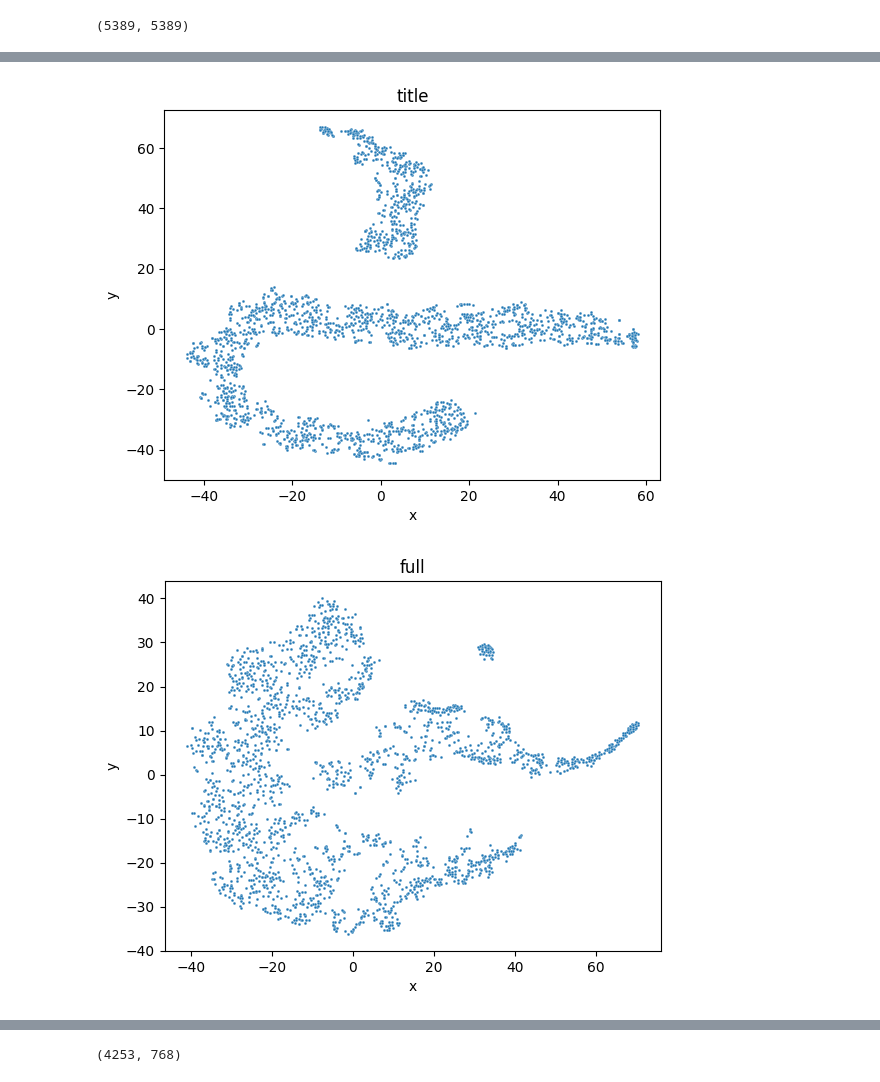
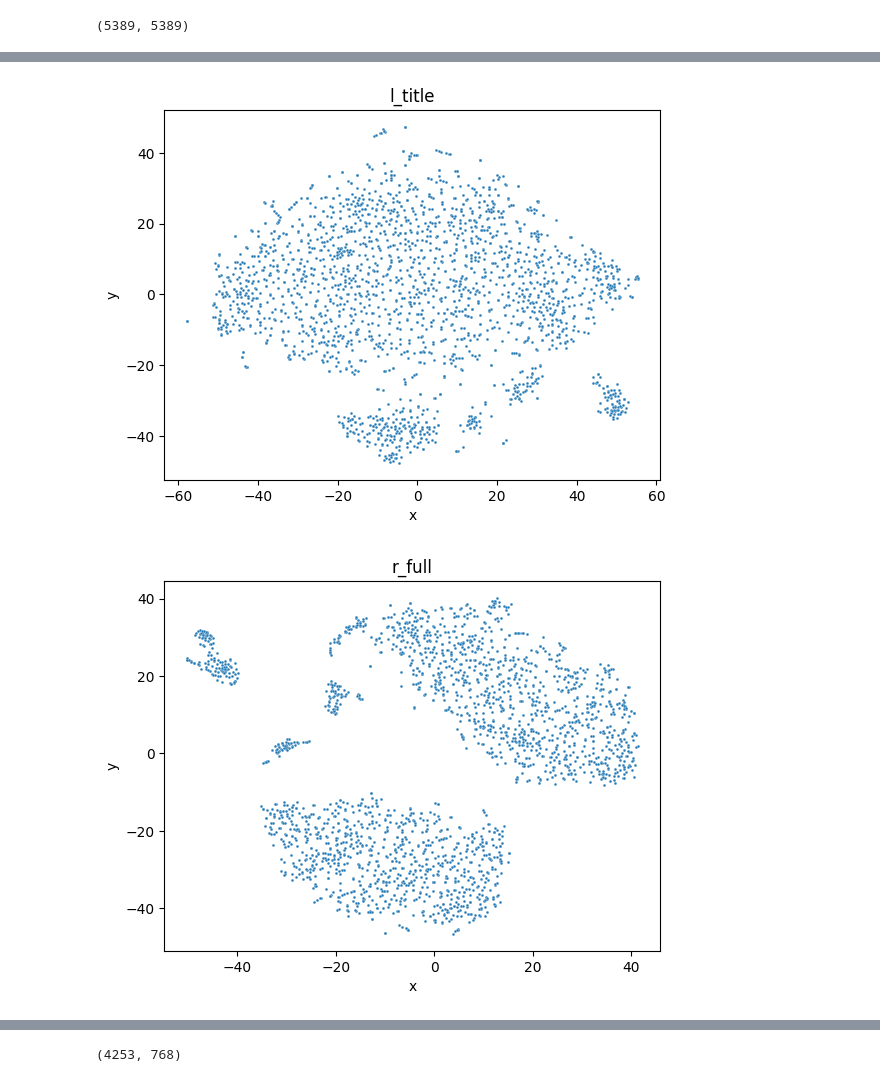
Before and after one commit to JosuaKrause/smartsearch, a Jupyter notebook: notebooks/model.ipynb, the cells around one changed output, grey strips where cells are left out. Drawn from its saved outputs; the diff is of its cells as text; code cells hidden in the pictures.

```diff
--- a/notebooks/model.ipynb
+++ b/notebooks/model.ipynb
@@ -497,22 +516,22 @@ def build_df(full_df: pd.DataFrame, num_rows: int | None, *, prob_correct: float
         cur_tags = get_tags(full_df, row_ix)
         if num_rows is None:
             for tag in TAGS:
-                df_builder["left"].append(cur_text)
-                df_builder["right"].append(tag)
+                df_builder["right"].append(cur_text)
+                df_builder["left"].append(tag)
                 df_builder["is_correct"].append(bool(cur_row[f"{TAG_PREFIX}{tag}"]))
         else:
-            df_builder["left"].append(cur_text)
+            df_builder["right"].append(cur_text)
             if cur_tags and RNG.random() < prob_correct:
-                df_builder["right"].append(RNG.choice(cur_tags, 1)[0])
+                df_builder["left"].append(RNG.choice(cur_tags, 1)[0])
                 df_builder["is_correct"].append(True)
             else:
                 tag = RNG.choice(TAGS, 1)[0]
-                df_builder["right"].append(tag)
+                df_builder["left"].append(tag)
                 df_builder["is_correct"].append(bool(cur_row[f"{TAG_PREFIX}{tag}"]))
     return pd.DataFrame(df_builder, columns=["left", "right", "is_correct"])
 # %%
 TEST_DF = build_df(FULL_TEST, None).groupby("is_correct", group_keys=False).apply(lambda x: x.sample(min(x.shape[0], 7000)))
-TEST_DF = TEST_DF.sort_values("left")
+TEST_DF = TEST_DF.sort_values("right")
 TEST_DF
 # %% [output]
 |  | left | right | is_correct |
@@ -726,30 +735,33 @@ def add_embeds(
         harness: TrainingHarness,
         name: str,
         embeds: list[np.ndarray],
-        names: list[str]) -> None:
+        names: list[str],
+        *,
+        is_right: bool) -> None:
     batch_size = 8
-    model = harness.get_model()
+    model = harness.get_model_right() if is_right else harness.get_model_left()
     model.eval()
     with torch.no_grad():
         with tqdm(desc=name, total=df.shape[0]) as progress_bar:
             for chunk in np.array_split(df, np.ceil(df.shape[0] / batch_size)):
                 embed = model(tokens([clean(txt) for txt in chunk["text"].tolist()], False))
                 embeds.append(embed.numpy(force=True))
-                names.extend([name] * chunk.shape[0])
+                names.extend([f"{'r' if is_right else 'l'}_{name}"] * chunk.shape[0])
 
                 progress_bar.update(chunk.shape[0])
 # %%
 def get_all_embeds(harness: TrainingHarness) -> tuple[np.ndarray, list[str]]:
     embeds = []
     names = []
-    add_embeds(pd.DataFrame({"text": FULL_REST["title"].astype(str)}), harness, "title", embeds, names)
+    add_embeds(pd.DataFrame({"text": FULL_REST["title"].astype(str)}), harness, "title", embeds, names, is_right=False)
     add_embeds(
         pd.DataFrame({"text": FULL_REST["title"].astype(str) + ":\n" + FULL_REST["text"].astype(str)}),
         harness,
         "full",
         embeds,
-        names)
-    add_embeds(pd.DataFrame({"text": TAGS}), harness, "tags", embeds, names)
+        names,
+        is_right=True)
+    add_embeds(pd.DataFrame({"text": TAGS}), harness, "tags", embeds, names, is_right=False)
     return np.vstack(embeds), names
 # %%
 ALL_EMBEDS, ALL_NAMES = get_all_embeds(harness)
@@ -839,11 +851,11 @@ scatter_embed(ALL_EMBEDS, ALL_NAMES, "tags")
 # %%
-scatter_embed(ALL_EMBEDS, ALL_NAMES, "title")
+scatter_embed(ALL_EMBEDS, ALL_NAMES, "l_title")
 # %% [output]
-[figure, old version]
+[figure, new version]
 # %%
-scatter_embed(ALL_EMBEDS, ALL_NAMES, "full")
+scatter_embed(ALL_EMBEDS, ALL_NAMES, "r_full")
 # %% [output]
-[figure, old version]
+[figure, new version]
 # %%
 #  Using the embeddings
 # ======================
```
Also changed, not shown: parts of 29 cells of this notebook.
